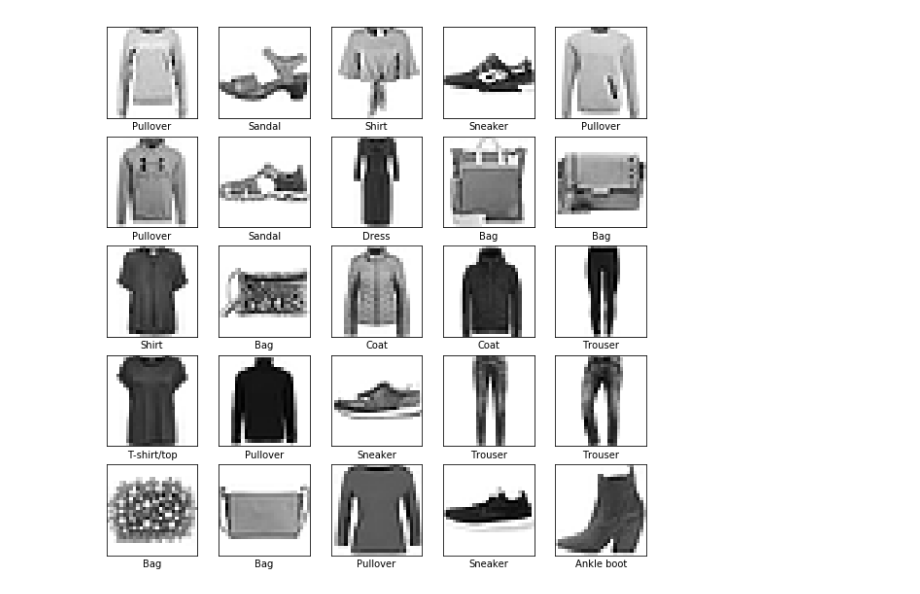
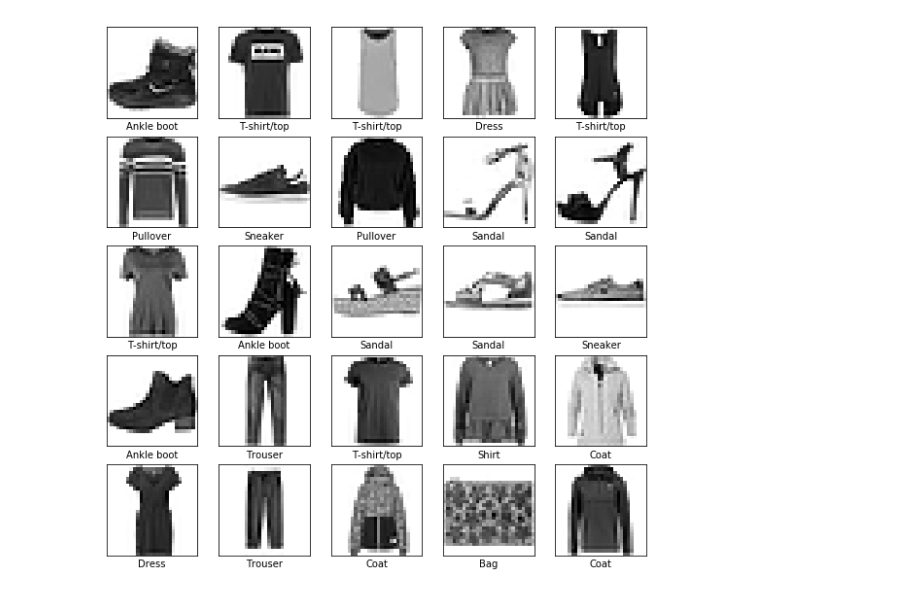
Before and after one commit to EgorManevich/basic-classification, a Jupyter notebook: main.ipynb, the cells around one changed output. Saved outputs shown, nothing was run; the diff lists cells and outputs as text; code cells hidden in the pictures.

```diff
--- a/main.ipynb
+++ b/main.ipynb
@@ -15,20 +13,26 @@ print(tf.__version__)
 fashion_mnist = keras.datasets.fashion_mnist
 
 (train_images, train_labels), (test_images, test_labels) = fashion_mnist.load_data()
+# %%
+train_images = train_images / 255.0
+
+test_images = test_images / 255.0
 # %%
 class_names = ['T-shirt/top', 'Trouser', 'Pullover', 'Dress', 'Coat',
                'Sandal', 'Shirt', 'Sneaker', 'Bag', 'Ankle boot']
 # %%
+import matplotlib.pyplot as plt
+%matplotlib inline
 plt.figure(figsize=(10,10))
-for i in range(400, 425):
-    plt.subplot(5,5,i-400+1)
+for i in range(25):
+    plt.subplot(5,5,i+1)
     plt.xticks([])
     plt.yticks([])
     plt.grid(False)
     plt.imshow(train_images[i], cmap=plt.cm.binary)
     plt.xlabel(class_names[train_labels[i]])
 # %% [output]
-[figure, old version]
+[figure, new version]
 # %%
 model = keras.Sequential([
     keras.layers.Flatten(input_shape=(28, 28)),
```
Also changed, not shown: parts of 6 cells of this notebook, 1 other file.
